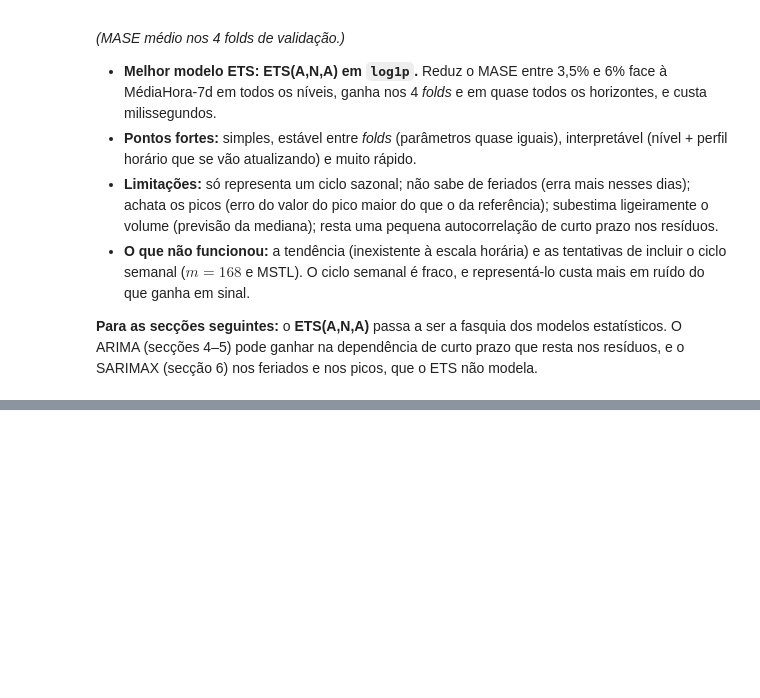
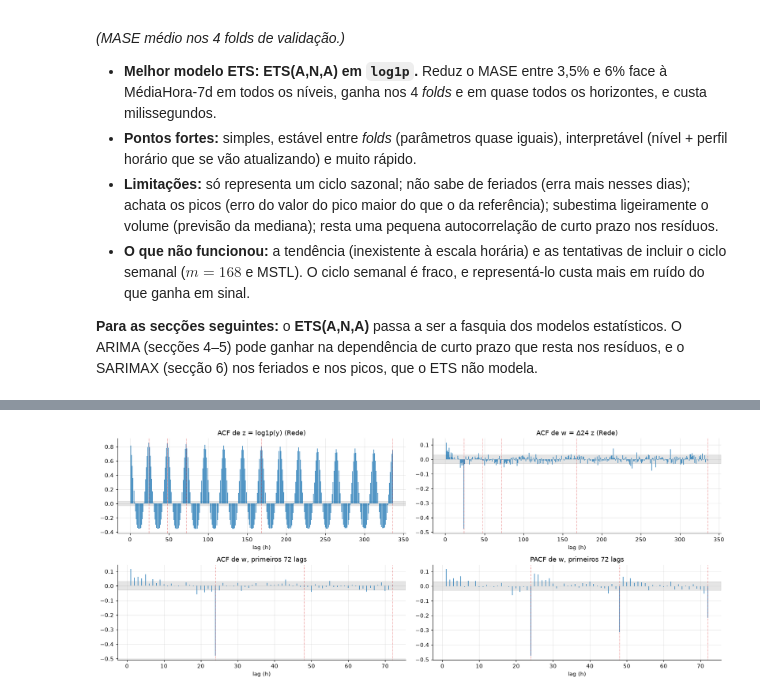
Before and after one commit to marianaCorreiia/MINDD-GPA-1260527-1211883-1231261, a Jupyter notebook: Parte2/task2.ipynb, the cells around one changed output, grey strips where cells are left out. Cells and saved outputs as stored; diff of their text form; code cells hidden in the pictures; blank space fills up the shorter version.

```diff
--- a/Parte2/task2.ipynb
+++ b/Parte2/task2.ipynb
@@ -1083,0 +1160,32 @@ print(f"{len(EXPORT)} ficheiros de previsões + fit_times_task2.csv + summary_et
+# %%
+NLAG = 336
+fig, axes = plt.subplots(2, 2, figsize=(16, 6.5))
+z, w = ID_Z["Network"], ID_W["Network"]
+a_z, a_w = acf(z, nlags=NLAG, fft=True), acf(w, nlags=NLAG, fft=True)
+p_w = pacf(w, nlags=72, method="ywm")
+band = lambda x: 1.96 / np.sqrt(len(x))
+for ax, vals, title, n, x in [
+    (axes[0, 0], a_z, "ACF de z = log1p(y) (Rede)", NLAG, z),
+    (axes[0, 1], a_w, "ACF de w = Δ24 z (Rede)", NLAG, w),
+    (axes[1, 0], a_w[:73], "ACF de w, primeiros 72 lags", 72, w),
+    (axes[1, 1], p_w, "PACF de w, primeiros 72 lags", 72, w),
+]:
+    ax.vlines(range(1, n + 1), 0, vals[1:n + 1], color="#1F77B4", lw=1)
+    ax.axhspan(-band(x), band(x), color="#AAAAAA", alpha=0.3)
+    for k in (24, 48, 72, 168, 336):
+        if k <= n:
+            ax.axvline(k, color="#D62728", ls=":", lw=0.7)
+    ax.set(title=title, xlabel="lag (h)")
+plt.tight_layout()
+plt.show()
+
+LAGS_TAB = [1, 2, 3, 24, 25, 48, 168, 336]
+tab = {}
+for lv in LEVELS:
+    aw = acf(ID_W[lv], nlags=NLAG, fft=True)
+    tab[lv] = {f"ACF lag {k}": aw[k] for k in LAGS_TAB}
+    pw = pacf(ID_W[lv], nlags=48, method="ywm")
+    tab[lv].update({f"PACF lag {k}": pw[k] for k in (1, 2, 3, 24, 48)})
+display(pd.DataFrame(tab).T.round(3))
+# %% [output]
+[figure, added]
```
Also changed, not shown: parts of 58 cells of this notebook, 3 other files.
